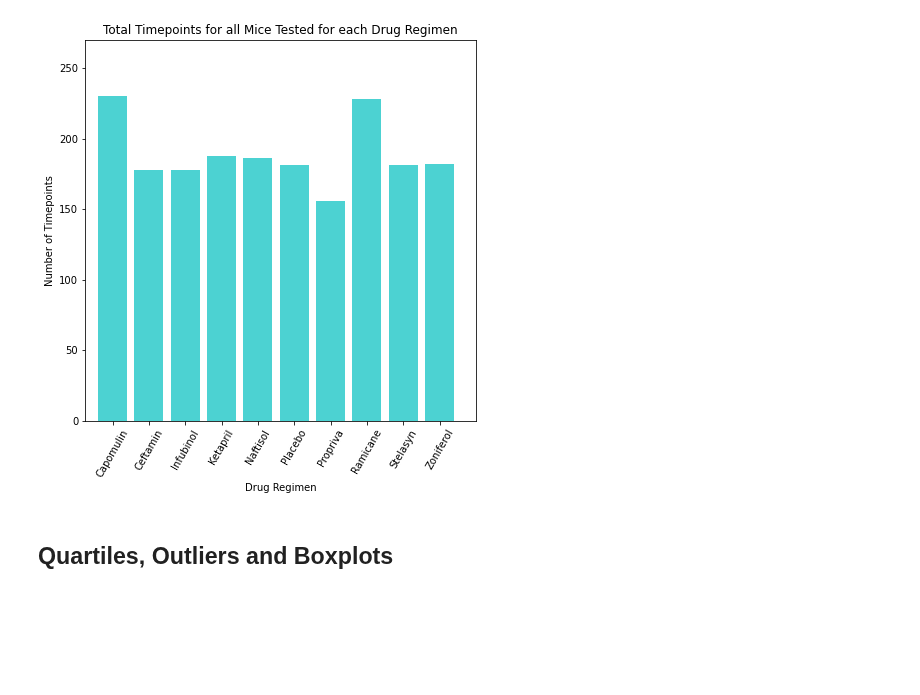
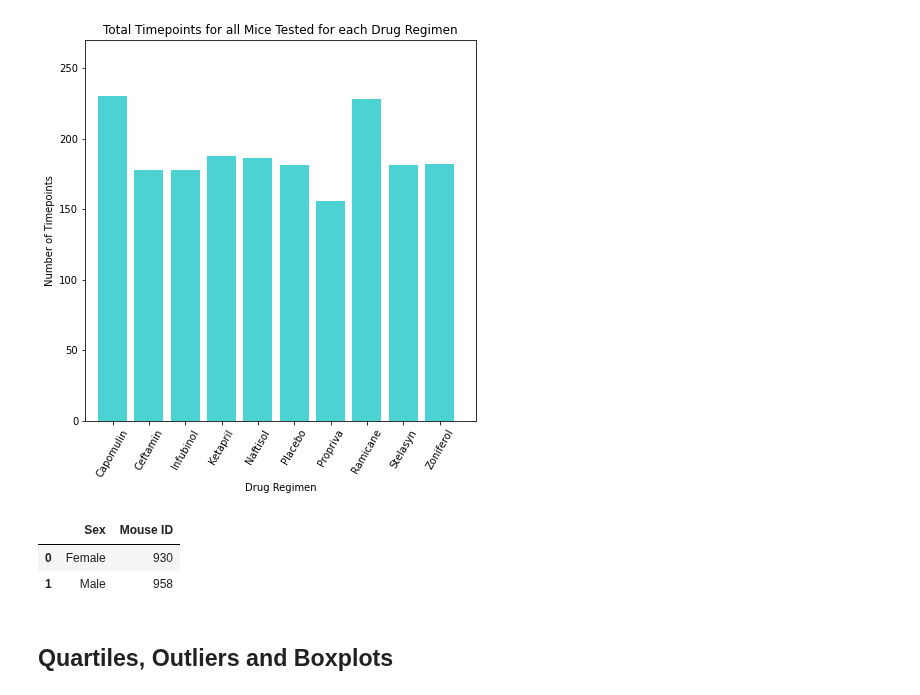
Before and after one commit to NathanJPotter/Matplotlib-challenge-np, a Jupyter notebook: Pymaceuticals/pymaceuticals_starter.ipynb, the cells around one changed output. Cells and saved outputs as stored; diff of their text form; code cells hidden in the pictures; blank space fills up the shorter version.

Commit message:
Created pandas pie plot dataframe

```diff
--- a/Pymaceuticals/pymaceuticals_starter.ipynb
+++ b/Pymaceuticals/pymaceuticals_starter.ipynb
@@ -304,7 +304,19 @@ plt.ylabel("Number of Timepoints");
 # %%
 # Generate a bar plot showing the total number of timepoints for all mice tested for each drug regimen using pyplot.
 # %%
-# Generate a pie plot showing the distribution of female versus male mice using Pandas
+## Generate a pie plot showing the distribution of female versus male mice using Pandas
+
+# Put male and female count data into a dataframe and reset the index
+male_female_df = clean_mouse_study_df.groupby('Sex')
+sex_count_df = male_female_df.count()
+mvf_df = sex_count_df['Mouse ID']
+distrib_mvf_df = pd.DataFrame(mvf_df)
+male_female_df = distrib_mvf_df.reset_index()
+male_female_df
+# %% [output]
+|  | Sex | Mouse ID |
+| 0 | Female | 930 |
+| 1 | Male | 958 |
 # %%
 # Generate a pie plot showing the distribution of female versus male mice using pyplot
 # %% [markdown]
```
